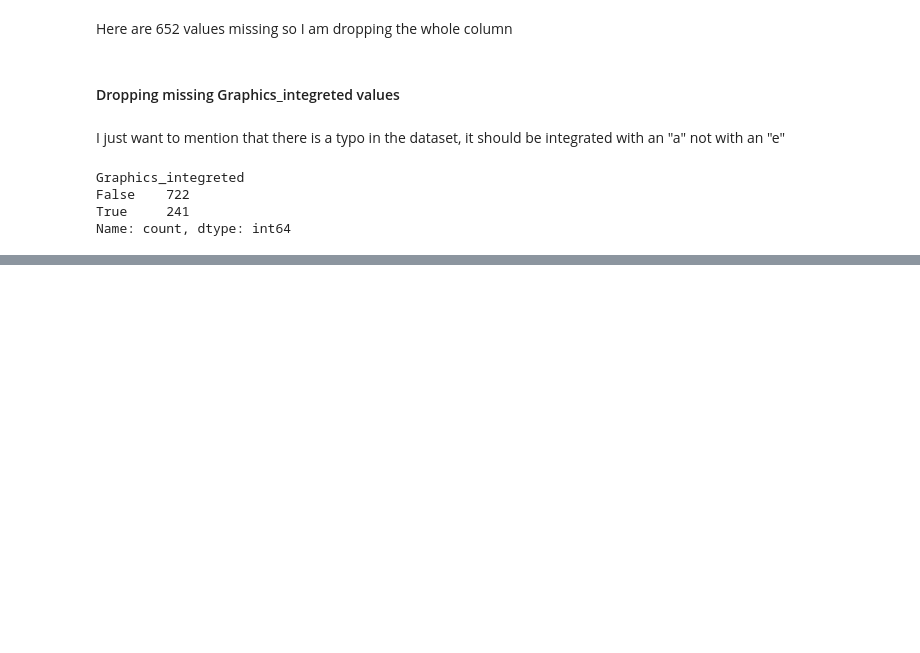
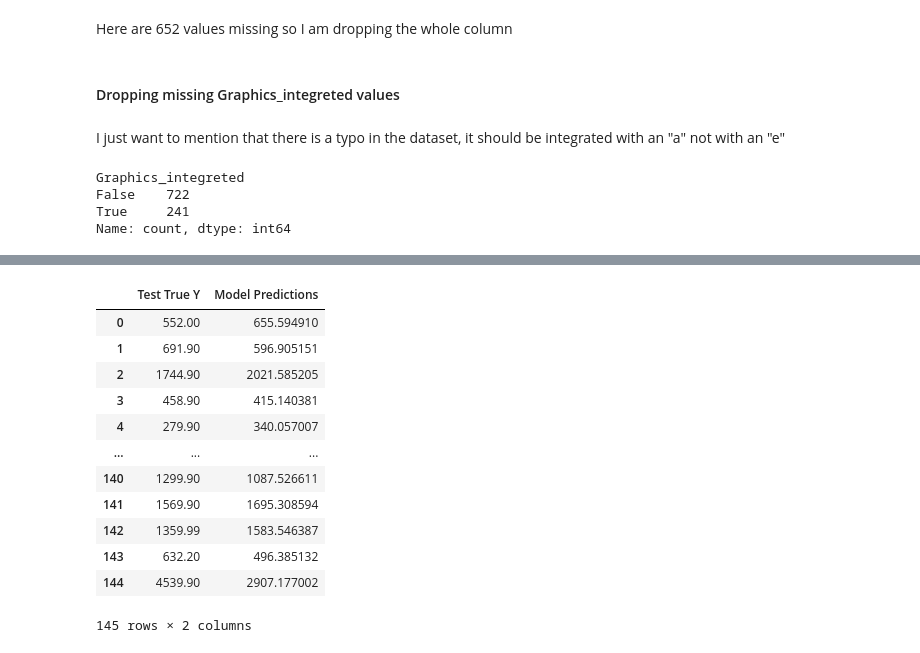
Before and after one commit to DonTauren/DeepLearning, a Jupyter notebook: exercise_1.ipynb, the cells around one changed output, grey strips where cells are left out. Drawn from its saved outputs; the diff is of its cells as text; code cells hidden in the pictures; blank space fills up the shorter version.

```diff
--- a/exercise_1.ipynb
+++ b/exercise_1.ipynb
@@ -444,0 +673,10 @@ Name: count, dtype: int64
+# %%
+test_predictions = model.predict(X_test)
+
+test_predictions = pd.Series(test_predictions.reshape(len(y_test),))
+pred_df = pd.DataFrame(np.asarray(y_test), columns=['Test True Y'])
+pred_df = pd.concat([pred_df, test_predictions], axis=1)
+pred_df.columns = ['Test True Y', 'Model Predictions']
+
+pred_df
+# %% [output]
@@ -444,0 +684,13 @@ Name: count, dtype: int64
+|  | Test True Y | Model Predictions |
+| 0 | 552.00 | 655.594910 |
+| 1 | 691.90 | 596.905151 |
+| 2 | 1744.90 | 2021.585205 |
+| 3 | 458.90 | 415.140381 |
+| 4 | 279.90 | 340.057007 |
+| ... | ... | ... |
+| 140 | 1299.90 | 1087.526611 |
+| 141 | 1569.90 | 1695.308594 |
+| 142 | 1359.99 | 1583.546387 |
+| 143 | 632.20 | 496.385132 |
+| 144 | 4539.90 | 2907.177002 |
+145 rows × 2 columns
```
Also changed, not shown: parts of 38 cells of this notebook, 1 other file.
